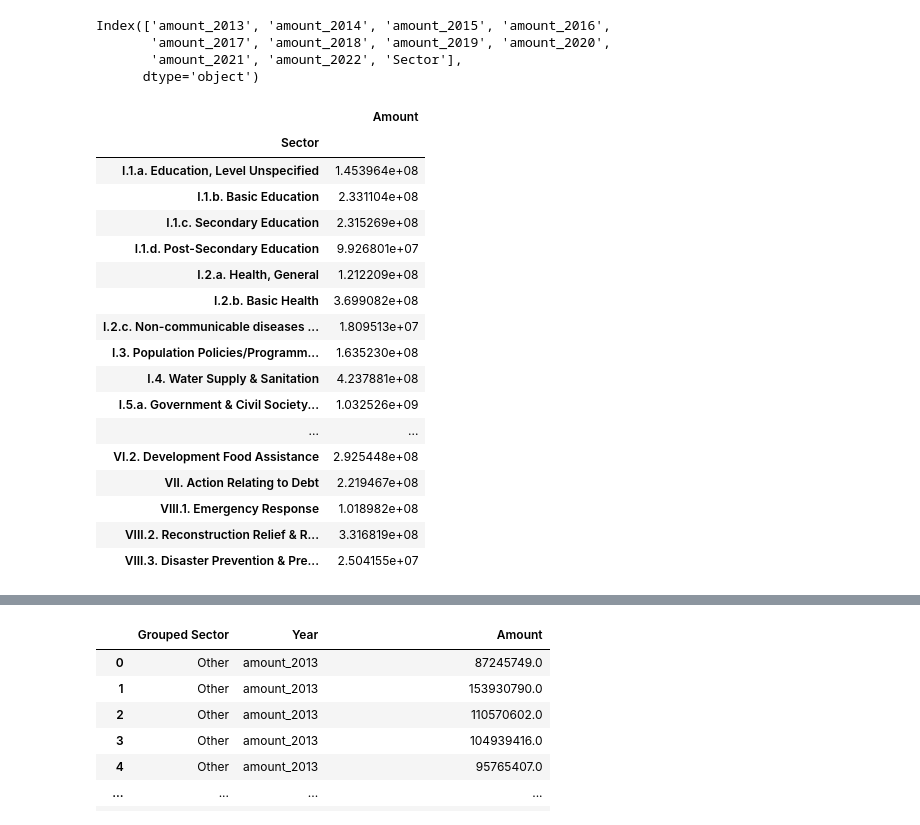
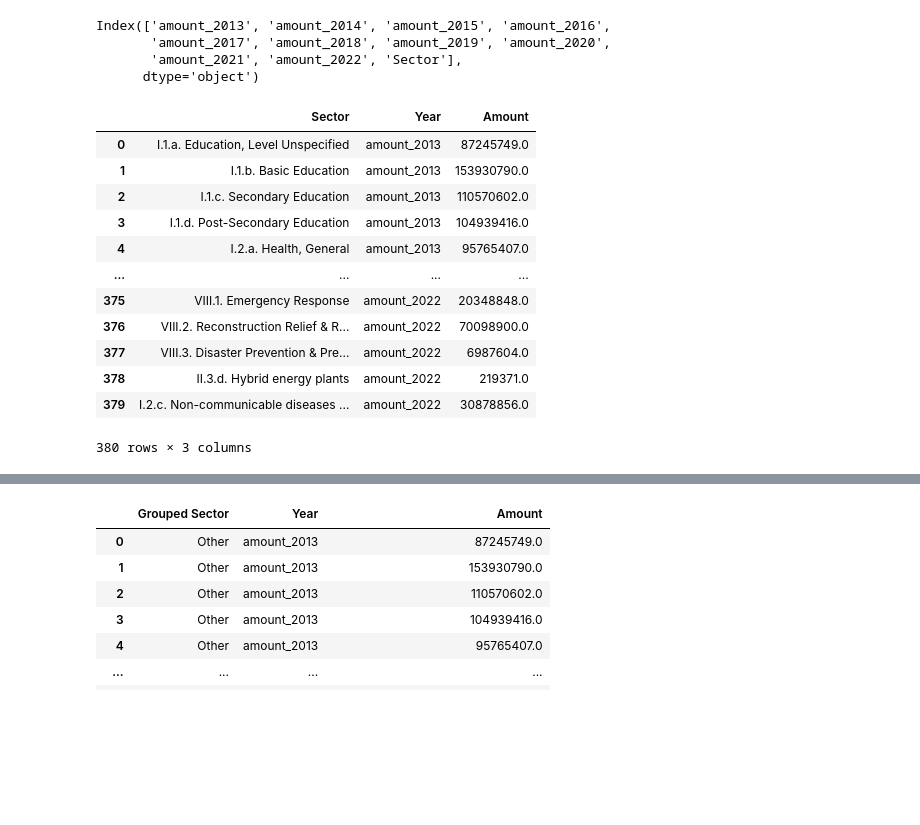
Before and after one commit to Samuel-Drewes/KlimaPortfolios, a Jupyter notebook: notebooks/clean.ipynb, the cells around one changed output, grey strips where cells are left out. Drawn from its saved outputs; the diff is of its cells as text; code cells hidden in the pictures; blank space fills up the shorter version.

```diff
--- a/notebooks/clean.ipynb
+++ b/notebooks/clean.ipynb
@@ -913,26 +913,22 @@ Index(['amount_2013', 'amount_2014', 'amount_2015', 'amount_2016',
        'amount_2021', 'amount_2022', 'Sector'],
       dtype='object')
 # %%
-showfig.melt(id_vars=['Sector'], var_name='Year', value_name='Amount').groupby('Sector').mean()
+showfig.melt(id_vars=['Sector'], var_name='Year', value_name='Amount')
+# .groupby('Sector').mean()
 # %% [output]
-|  | Amount |
-| Sector |  |
-| I.1.a. Education, Level Unspecified | 1.453964e+08 |
-| I.1.b. Basic Education | 2.331104e+08 |
-| I.1.c. Secondary Education | 2.315269e+08 |
-| I.1.d. Post-Secondary Education | 9.926801e+07 |
-| I.2.a. Health, General | 1.212209e+08 |
-| I.2.b. Basic Health | 3.699082e+08 |
-| I.2.c. Non-communicable diseases ... | 1.809513e+07 |
-| I.3. Population Policies/Programm... | 1.635230e+08 |
-| I.4. Water Supply & Sanitation | 4.237881e+08 |
-| I.5.a. Government & Civil Society... | 1.032526e+09 |
-| ... | ... |
-| VI.2. Development Food Assistance | 2.925448e+08 |
-| VII. Action Relating to Debt | 2.219467e+08 |
-| VIII.1. Emergency Response | 1.018982e+08 |
-| VIII.2. Reconstruction Relief & R... | 3.316819e+08 |
-| VIII.3. Disaster Prevention & Pre... | 2.504155e+07 |
+|  | Sector | Year | Amount |
+| 0 | I.1.a. Education, Level Unspecified | amount_2013 | 87245749.0 |
+| 1 | I.1.b. Basic Education | amount_2013 | 153930790.0 |
+| 2 | I.1.c. Secondary Education | amount_2013 | 110570602.0 |
+| 3 | I.1.d. Post-Secondary Education | amount_2013 | 104939416.0 |
+| 4 | I.2.a. Health, General | amount_2013 | 95765407.0 |
+| ... | ... | ... | ... |
+| 375 | VIII.1. Emergency Response | amount_2022 | 20348848.0 |
+| 376 | VIII.2. Reconstruction Relief & R... | amount_2022 | 70098900.0 |
+| 377 | VIII.3. Disaster Prevention & Pre... | amount_2022 | 6987604.0 |
+| 378 | II.3.d. Hybrid energy plants | amount_2022 | 219371.0 |
+| 379 | I.2.c. Non-communicable diseases ... | amount_2022 | 30878856.0 |
+380 rows × 3 columns
 # %%
 showfig = stacked_area_chart(df_merged, 2014, 2020, "Klimaschutz", 10, "abs")
 showfig.show()
```
Also changed, not shown: 1 other file.
